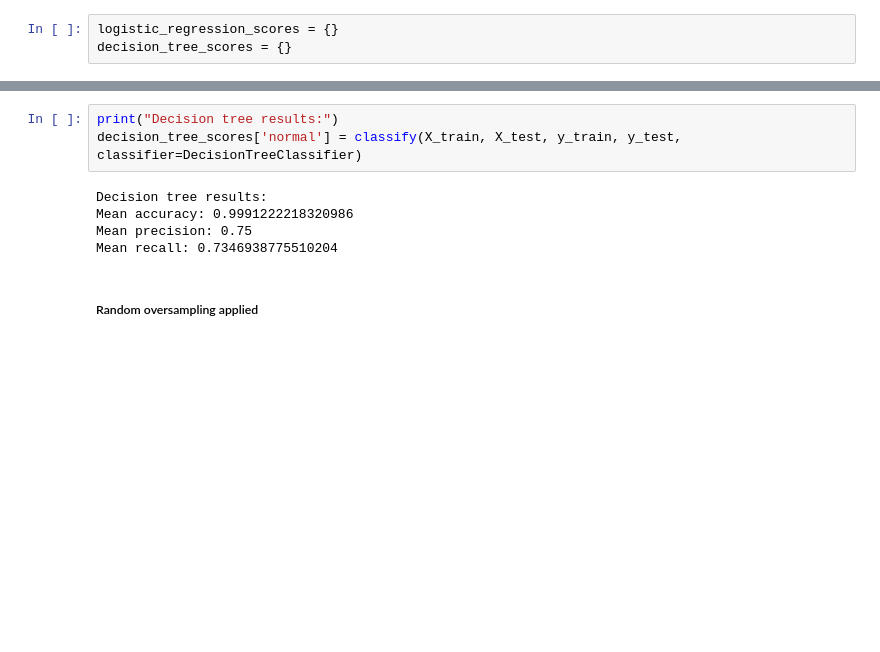
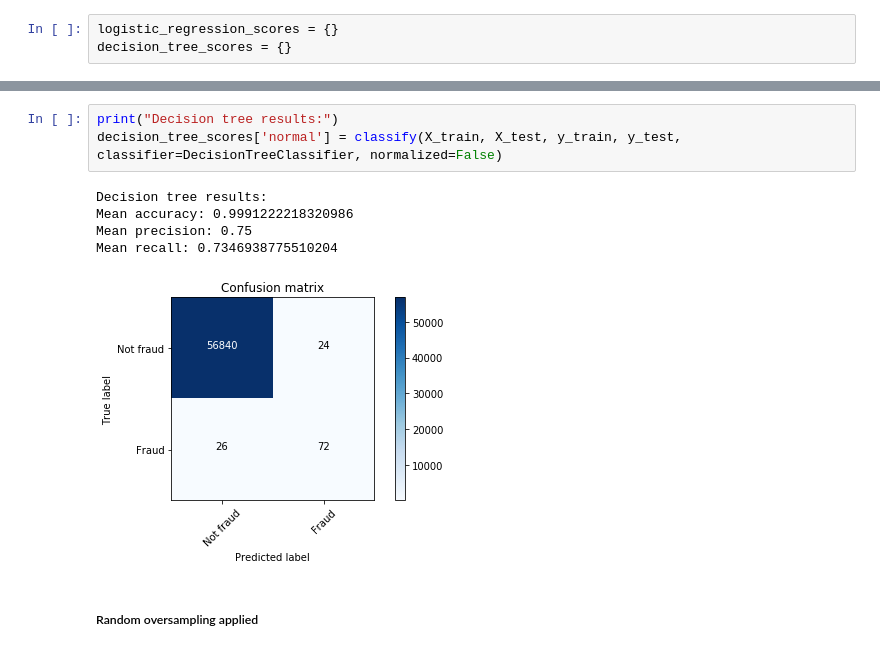
Before and after one commit to mikaelsouza/fraud-detection, a Jupyter notebook: notebooks/exploratory/kaggle/1-undersampling-oversampling.ipynb, the cells around one changed output, grey strips where cells are left out. Drawn from its saved outputs; the diff is of its cells as text; blank space fills up the shorter version.

```diff
--- a/notebooks/exploratory/kaggle/1-undersampling-oversampling.ipynb
+++ b/notebooks/exploratory/kaggle/1-undersampling-oversampling.ipynb
@@ -77,11 +102,12 @@ Mean recall: 0.6326530612244898
 # %%
 print("Decision tree results:")
-decision_tree_scores['normal'] = classify(X_train, X_test, y_train, y_test, classifier=DecisionTreeClassifier)
+decision_tree_scores['normal'] = classify(X_train, X_test, y_train, y_test, classifier=DecisionTreeClassifier, normalized=False)
 # %% [output]
 Decision tree results:
 Mean accuracy: 0.9991222218320986
 Mean precision: 0.75
 Mean recall: 0.7346938775510204
+[figure, added]
 # %% [markdown]
 ##### Random oversampling applied
 # %%
```
Also changed, not shown: parts of 10 cells of this notebook.
